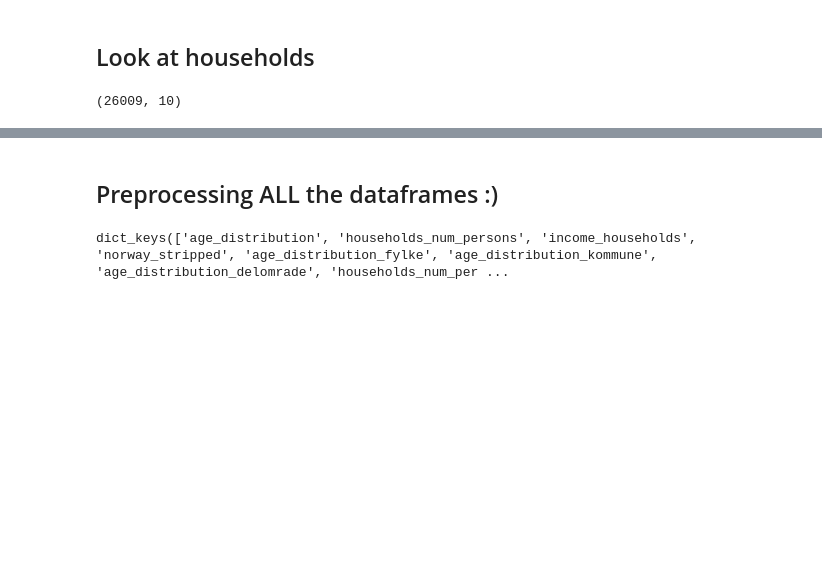
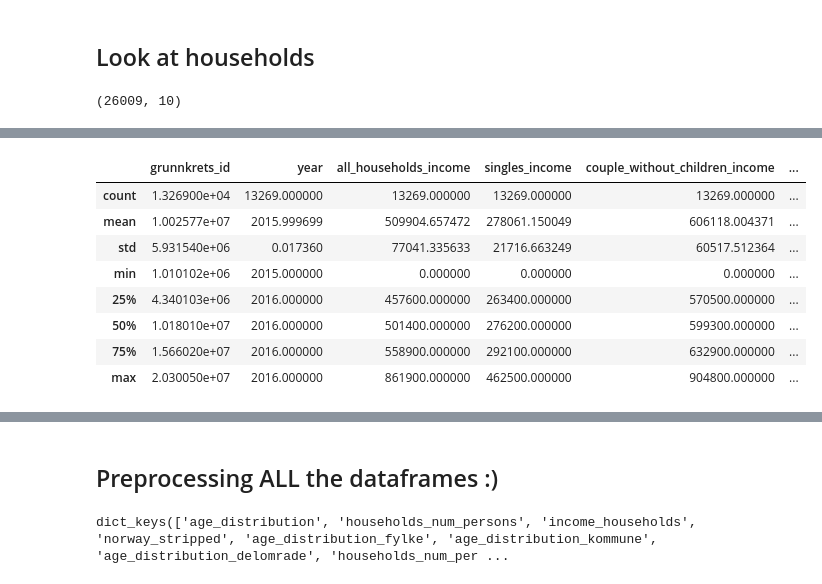
Before and after one commit to halvorlinder/TDT4173-Machine-Learning, a Jupyter notebook: grunnkrets.ipynb, the cells around one changed output, grey strips where cells are left out. Drawn from its saved outputs; the diff is of its cells as text; code cells hidden in the pictures; blank space fills up the shorter version.

```diff
--- a/grunnkrets.ipynb
+++ b/grunnkrets.ipynb
@@ -459,0 +494,13 @@ full_population_df.columns.shape
+# %%
+
+new_income_df.describe()
+# %% [output]
+|  | grunnkrets_id | year | all_households_income | singles_income | couple_without_children_income | ... |
+| count | 1.326900e+04 | 13269.000000 | 13269.000000 | 13269.000000 | 13269.000000 | ... |
+| mean | 1.002577e+07 | 2015.999699 | 509904.657472 | 278061.150049 | 606118.004371 | ... |
+| std | 5.931540e+06 | 0.017360 | 77041.335633 | 21716.663249 | 60517.512364 | ... |
+| min | 1.010102e+06 | 2015.000000 | 0.000000 | 0.000000 | 0.000000 | ... |
+| 25% | 4.340103e+06 | 2016.000000 | 457600.000000 | 263400.000000 | 570500.000000 | ... |
+| 50% | 1.018010e+07 | 2016.000000 | 501400.000000 | 276200.000000 | 599300.000000 | ... |
+| 75% | 1.566020e+07 | 2016.000000 | 558900.000000 | 292100.000000 | 632900.000000 | ... |
+| max | 2.030050e+07 | 2016.000000 | 861900.000000 | 462500.000000 | 904800.000000 | ... |
```
Also changed, not shown: parts of 24 cells of this notebook, 1 other file.
